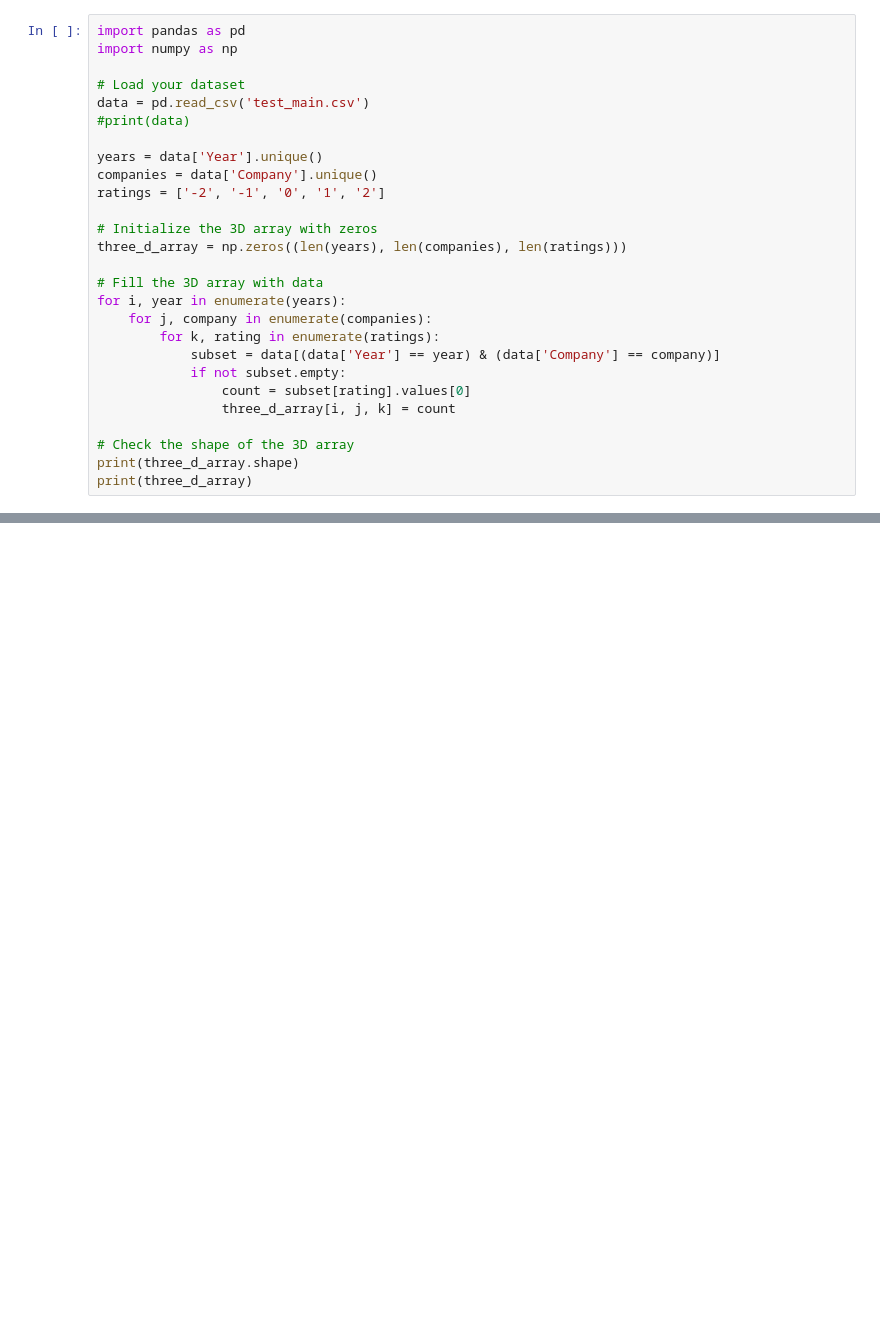
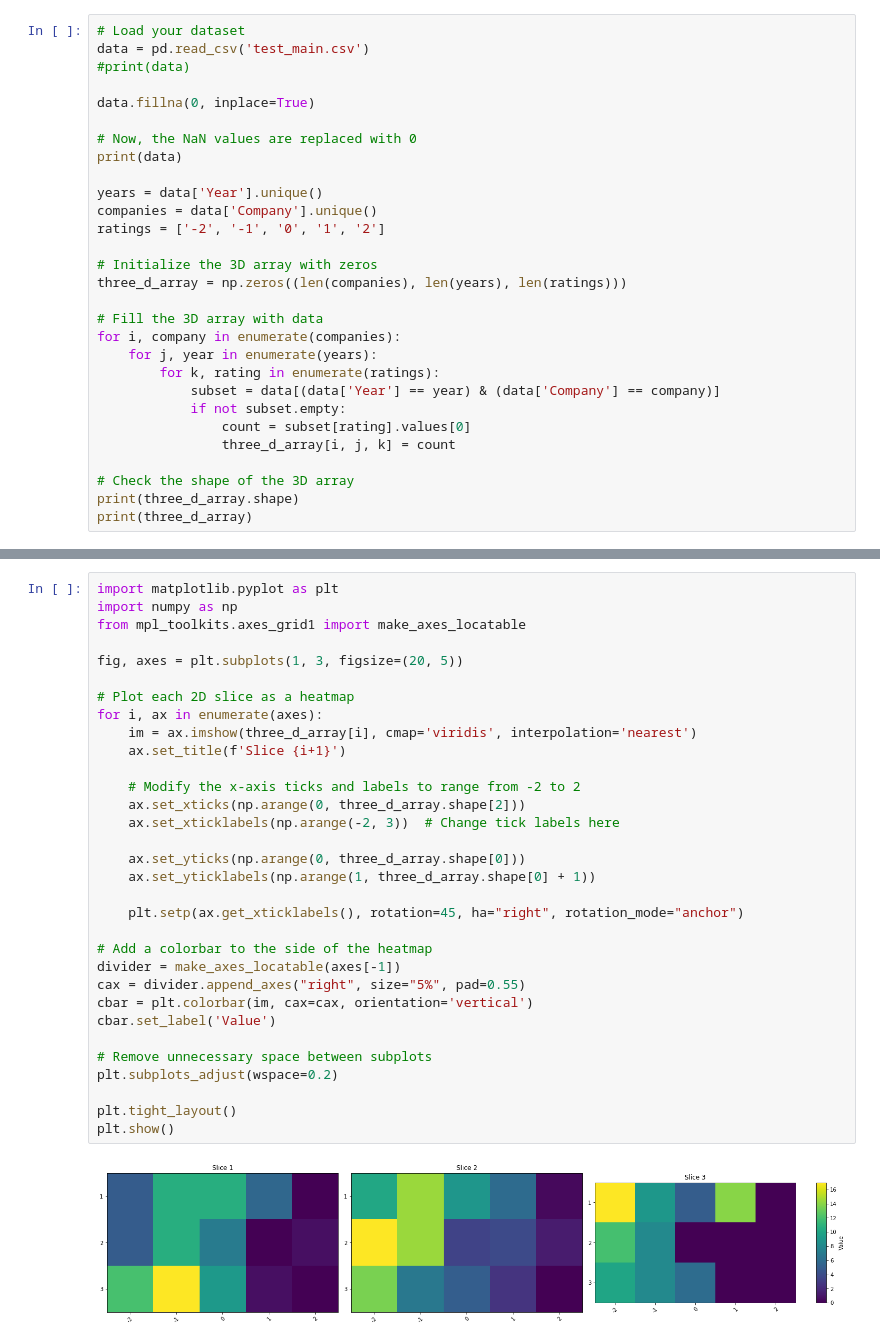
Before and after one commit to Uphelion/IM_Data_Tests, a Jupyter notebook: 3d_array.ipynb, the cells around one changed output, grey strips where cells are left out. Cells and saved outputs as stored; diff of their text form; blank space fills up the shorter version.

```diff
--- a/3d_array.ipynb
+++ b/3d_array.ipynb
@@ -1,21 +1,23 @@
 # %%
-import pandas as pd
-import numpy as np
-
 # Load your dataset
 data = pd.read_csv('test_main.csv')
 #print(data)
+
+data.fillna(0, inplace=True)
+
+# Now, the NaN values are replaced with 0
+print(data)
 
 years = data['Year'].unique()
 companies = data['Company'].unique()
 ratings = ['-2', '-1', '0', '1', '2']
 
 # Initialize the 3D array with zeros
-three_d_array = np.zeros((len(years), len(companies), len(ratings)))
+three_d_array = np.zeros((len(companies), len(years), len(ratings)))
 
 # Fill the 3D array with data
-for i, year in enumerate(years):
-    for j, company in enumerate(companies):
+for i, company in enumerate(companies):
+    for j, year in enumerate(years):
         for k, rating in enumerate(ratings):
             subset = data[(data['Year'] == year) & (data['Company'] == company)]
             if not subset.empty:
@@ -59,0 +66,34 @@ Year?
+# %%
+import matplotlib.pyplot as plt
+import numpy as np
+from mpl_toolkits.axes_grid1 import make_axes_locatable
+
+fig, axes = plt.subplots(1, 3, figsize=(20, 5))
+
+# Plot each 2D slice as a heatmap
+for i, ax in enumerate(axes):
+    im = ax.imshow(three_d_array[i], cmap='viridis', interpolation='nearest')
+    ax.set_title(f'Slice {i+1}')
+
+    # Modify the x-axis ticks and labels to range from -2 to 2
+    ax.set_xticks(np.arange(0, three_d_array.shape[2]))
+    ax.set_xticklabels(np.arange(-2, 3))  # Change tick labels here
+
+    ax.set_yticks(np.arange(0, three_d_array.shape[0]))
+    ax.set_yticklabels(np.arange(1, three_d_array.shape[0] + 1))
+
+    plt.setp(ax.get_xticklabels(), rotation=45, ha="right", rotation_mode="anchor")
+
+# Add a colorbar to the side of the heatmap
+divider = make_axes_locatable(axes[-1])
+cax = divider.append_axes("right", size="5%", pad=0.55)
+cbar = plt.colorbar(im, cax=cax, orientation='vertical')
+cbar.set_label('Value')
+
+# Remove unnecessary space between subplots
+plt.subplots_adjust(wspace=0.2)
+
+plt.tight_layout()
+plt.show()
+# %% [output]
+[figure, added]
```
Also changed, not shown: parts of 6 cells of this notebook, 1 other file.
